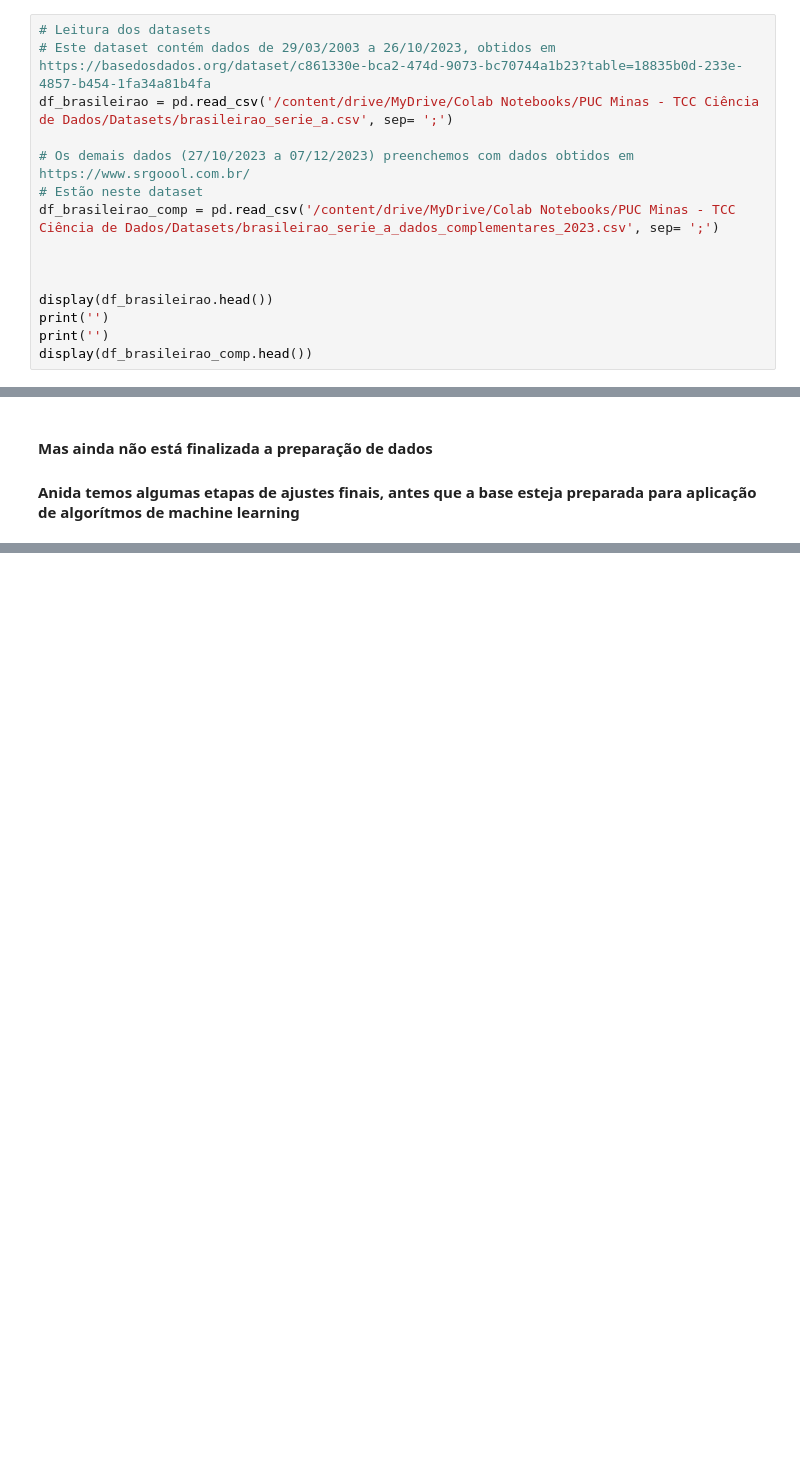
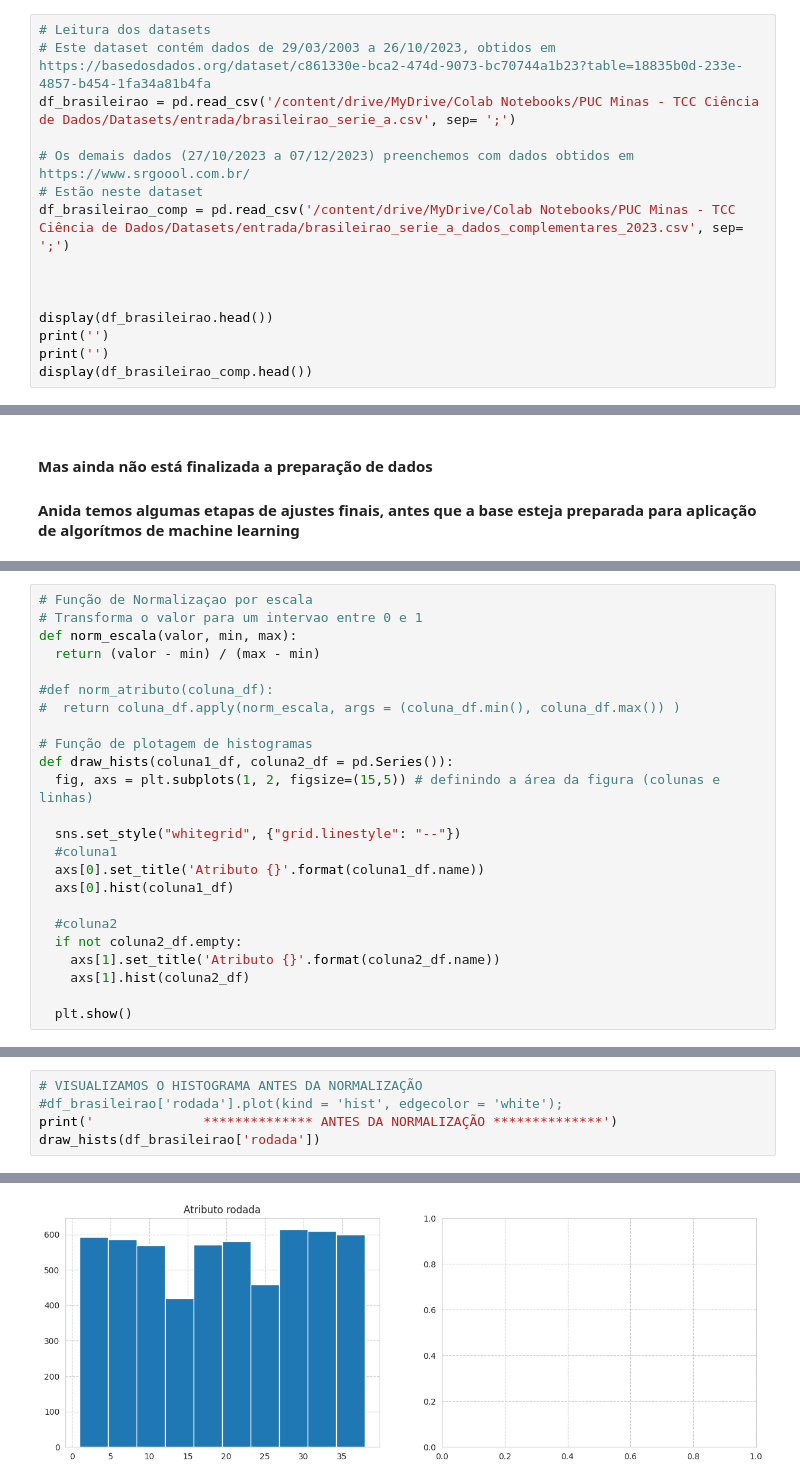
Before and after one commit to salomaofreitasjr/TCC_PUC_MINAS_POS_CIENCIA_DE_DADOS_2023, a Jupyter notebook: Projeto Python/02 - Preparação de Dados.ipynb, the cells around one changed output, grey strips where cells are left out. Drawn from its saved outputs; the diff is of its cells as text; blank space fills up the shorter version.

```diff
--- a/Projeto Python/02 - Preparação de Dados.ipynb
+++ b/Projeto Python/02 - Preparação de Dados.ipynb
@@ -25,11 +25,11 @@ import math
 # %%
 # Leitura dos datasets
 # Este dataset contém dados de 29/03/2003 a 26/10/2023, obtidos em https://basedosdados.org/dataset/c861330e-bca2-474d-9073-bc70744a1b23?table=18835b0d-233e-4857-b454-1fa34a81b4fa
-df_brasileirao = pd.read_csv('/content/drive/MyDrive/Colab Notebooks/PUC Minas - TCC Ciência de Dados/Datasets/brasileirao_serie_a.csv', sep= ';')
+df_brasileirao = pd.read_csv('/content/drive/MyDrive/Colab Notebooks/PUC Minas - TCC Ciência de Dados/Datasets/entrada/brasileirao_serie_a.csv', sep= ';')
 
 # Os demais dados (27/10/2023 a 07/12/2023) preenchemos com dados obtidos em https://www.srgoool.com.br/
 # Estão neste dataset
-df_brasileirao_comp = pd.read_csv('/content/drive/MyDrive/Colab Notebooks/PUC Minas - TCC Ciência de Dados/Datasets/brasileirao_serie_a_dados_complementares_2023.csv', sep= ';')
+df_brasileirao_comp = pd.read_csv('/content/drive/MyDrive/Colab Notebooks/PUC Minas - TCC Ciência de Dados/Datasets/entrada/brasileirao_serie_a_dados_complementares_2023.csv', sep= ';')
 
 
 
@@ -2788,0 +2778,24 @@ df_brasileirao = pd.read_csv('/content/drive/MyDrive/Colab Notebooks/PUC Minas -
+# %%
+# Função de Normalizaçao por escala
+# Transforma o valor para um intervao entre 0 e 1
+def norm_escala(valor, min, max):
+  return (valor - min) / (max - min)
+
+#def norm_atributo(coluna_df):
+#  return coluna_df.apply(norm_escala, args = (coluna_df.min(), coluna_df.max()) )
+
+# Função de plotagem de histogramas
+def draw_hists(coluna1_df, coluna2_df = pd.Series()):
+  fig, axs = plt.subplots(1, 2, figsize=(15,5)) # definindo a área da figura (colunas e linhas)
+
+  sns.set_style("whitegrid", {"grid.linestyle": "--"})
+  #coluna1
+  axs[0].set_title('Atributo {}'.format(coluna1_df.name))
+  axs[0].hist(coluna1_df)
+
+  #coluna2
+  if not coluna2_df.empty:
+    axs[1].set_title('Atributo {}'.format(coluna2_df.name))
+    axs[1].hist(coluna2_df)
+
+  plt.show()
@@ -2788,0 +2804,6 @@ df_brasileirao = pd.read_csv('/content/drive/MyDrive/Colab Notebooks/PUC Minas -
+# %%
+# VISUALIZAMOS O HISTOGRAMA ANTES DA NORMALIZAÇÃO
+#df_brasileirao['rodada'].plot(kind = 'hist', edgecolor = 'white');
+print('              ************** ANTES DA NORMALIZAÇÃO **************')
+draw_hists(df_brasileirao['rodada'])
+# %% [output]
@@ -2788,0 +2811 @@ df_brasileirao = pd.read_csv('/content/drive/MyDrive/Colab Notebooks/PUC Minas -
+[figure, added]
```
Also changed, not shown: parts of 48 cells of this notebook, 3 other files.
